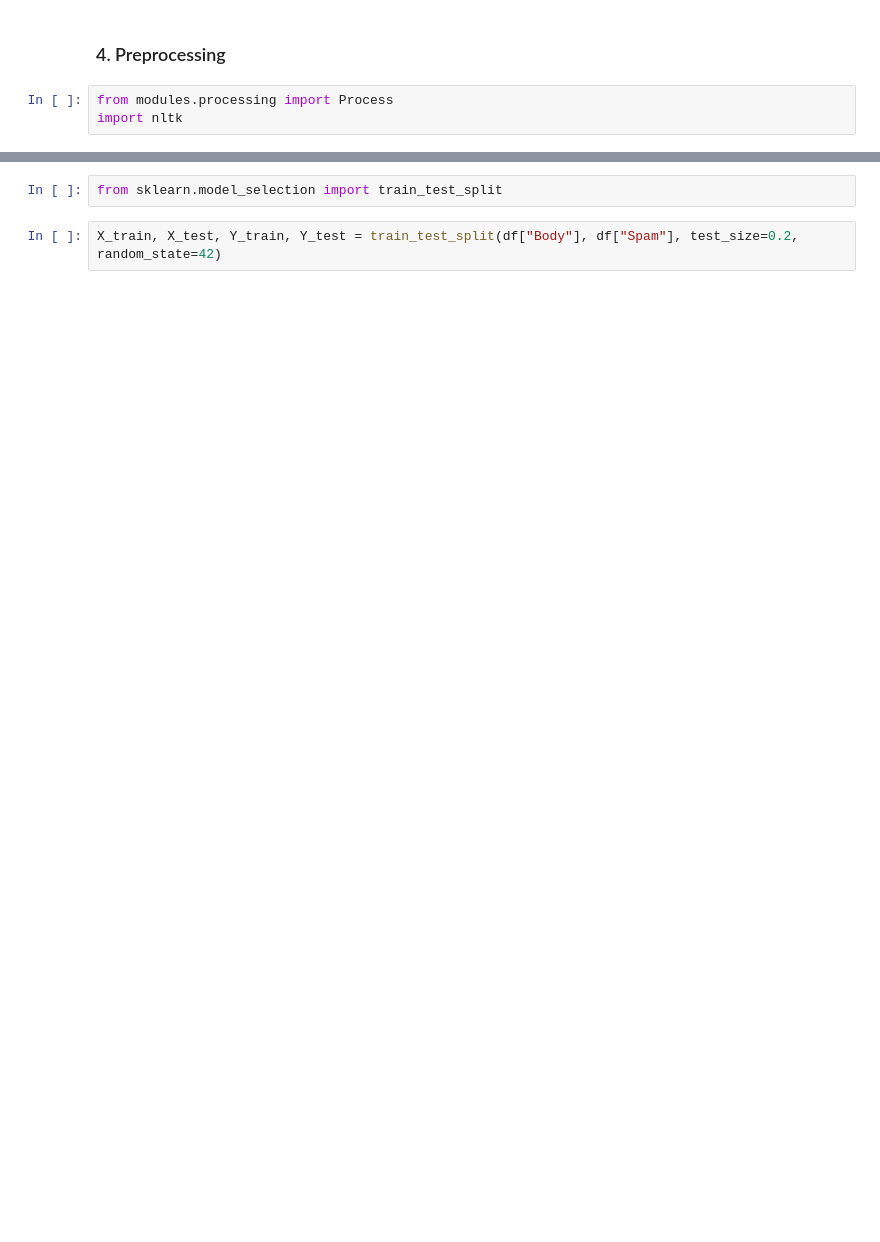
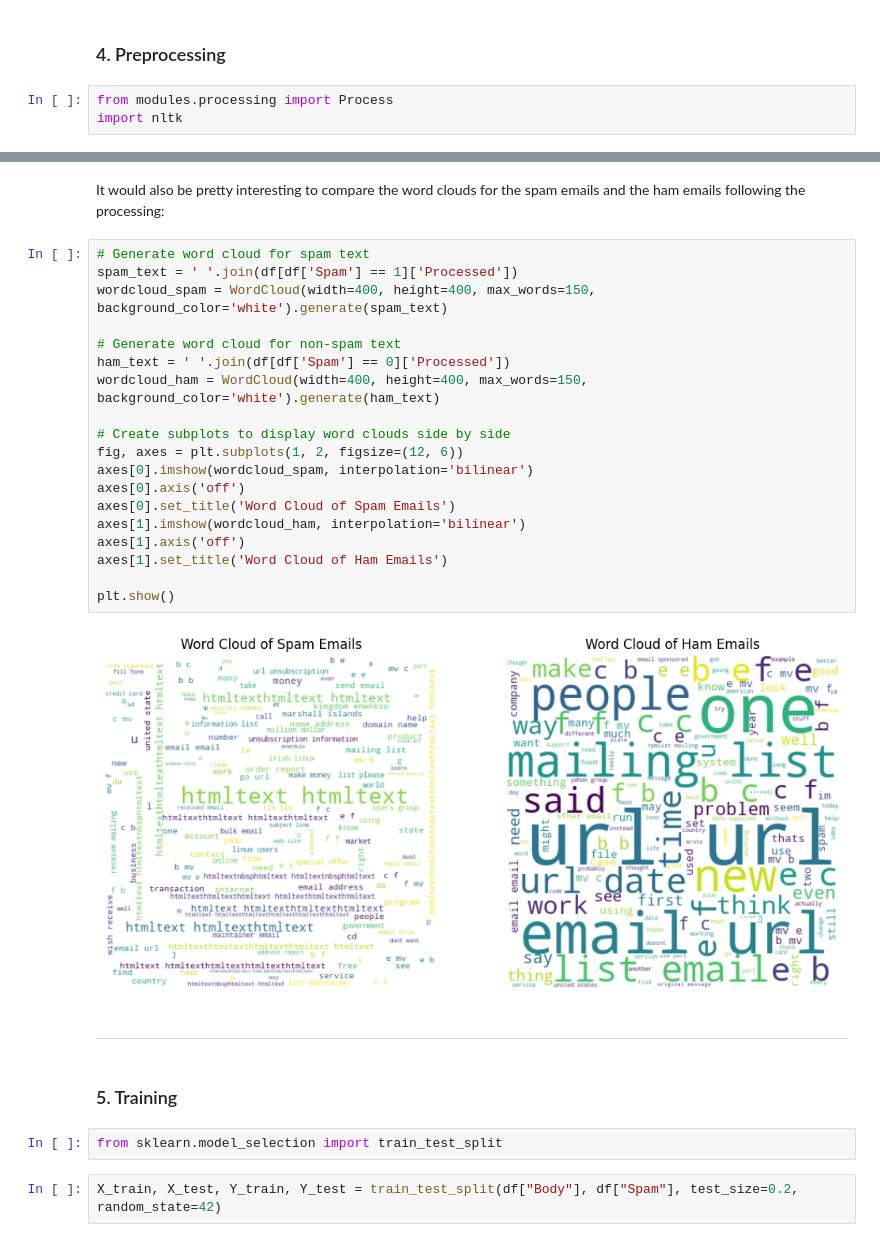
Before and after one commit to danaiamirali/email-spam-classifier, a Jupyter notebook: classifier.ipynb, the cells around one changed output, grey strips where cells are left out. Cells and saved outputs as stored; diff of their text form; blank space fills up the shorter version.

```diff
--- a/classifier.ipynb
+++ b/classifier.ipynb
@@ -212,3 +167,30 @@ Date Wed 21 Aug 2002 105446 0500 Chris Garrigues cwgdated103037728706fa6dDeepEdd
+# %% [markdown]
+It would also be pretty interesting to compare the word clouds for the spam emails and the ham emails following the processing:
+# %%
+# Generate word cloud for spam text
+spam_text = ' '.join(df[df['Spam'] == 1]['Processed'])
+wordcloud_spam = WordCloud(width=400, height=400, max_words=150, background_color='white').generate(spam_text)
+
+# Generate word cloud for non-spam text
+ham_text = ' '.join(df[df['Spam'] == 0]['Processed'])
+wordcloud_ham = WordCloud(width=400, height=400, max_words=150, background_color='white').generate(ham_text)
+
+# Create subplots to display word clouds side by side
+fig, axes = plt.subplots(1, 2, figsize=(12, 6))
+axes[0].imshow(wordcloud_spam, interpolation='bilinear')
+axes[0].axis('off')
+axes[0].set_title('Word Cloud of Spam Emails')
+axes[1].imshow(wordcloud_ham, interpolation='bilinear')
+axes[1].axis('off')
+axes[1].set_title('Word Cloud of Ham Emails')
+
+plt.show()
+# %% [output]
+[figure, added]
+# %% [markdown]
+---
+# %% [markdown]
+### 5. Training
 # %%
 from sklearn.model_selection import train_test_split
 # %%
```
Also changed, not shown: parts of 18 cells of this notebook.
